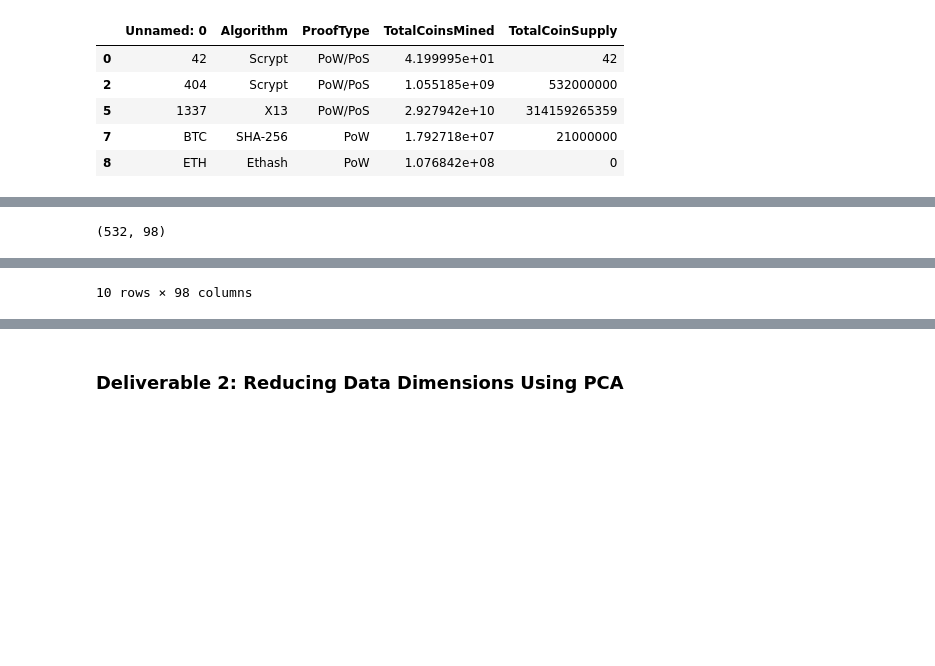
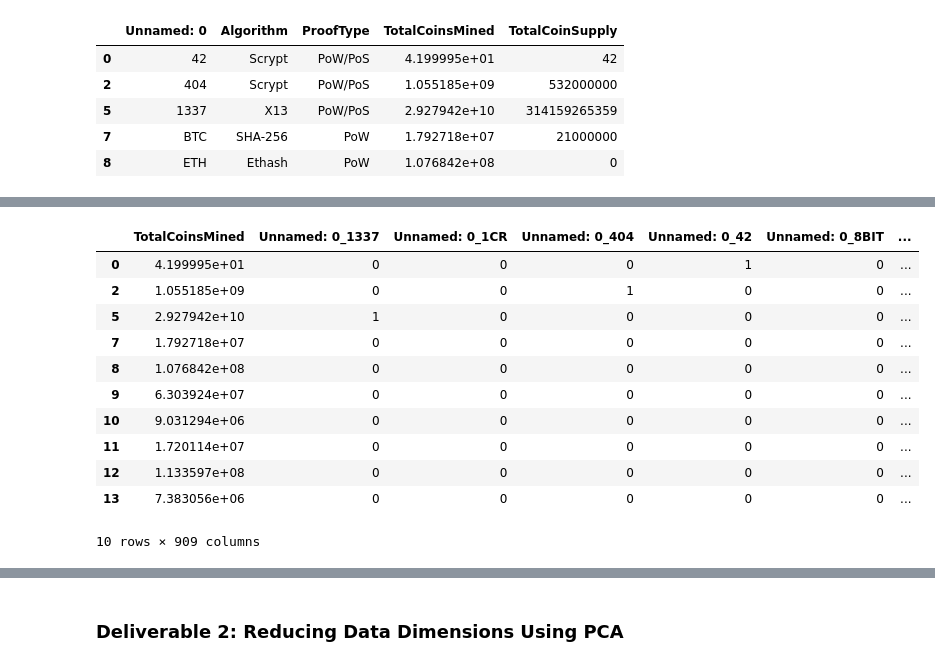
Before and after one commit to Uassignment/Cryptocurrencies, a Jupyter notebook: crypto_clustering.ipynb, the cells around one changed output, grey strips where cells are left out. Cells and saved outputs as stored; diff of their text form; code cells hidden in the pictures; blank space fills up the shorter version.

```diff
--- a/crypto_clustering.ipynb
+++ b/crypto_clustering.ipynb
@@ -165,5 +196,18 @@ revised_crypto_df.head()
 # %%
 # Use get_dummies() to create variables for text features.
-# YOUR CODE HERE
+
+features = pd.get_dummies(features)
+features.head(10)
 # %% [output]
+|  | TotalCoinsMined | Unnamed: 0_1337 | Unnamed: 0_1CR | Unnamed: 0_404 | Unnamed: 0_42 | Unnamed: 0_8BIT | ... |
+| 0 | 4.199995e+01 | 0 | 0 | 0 | 1 | 0 | ... |
+| 2 | 1.055185e+09 | 0 | 0 | 1 | 0 | 0 | ... |
+| 5 | 2.927942e+10 | 1 | 0 | 0 | 0 | 0 | ... |
+| 7 | 1.792718e+07 | 0 | 0 | 0 | 0 | 0 | ... |
+| 8 | 1.076842e+08 | 0 | 0 | 0 | 0 | 0 | ... |
+| 9 | 6.303924e+07 | 0 | 0 | 0 | 0 | 0 | ... |
+| 10 | 9.031294e+06 | 0 | 0 | 0 | 0 | 0 | ... |
+| 11 | 1.720114e+07 | 0 | 0 | 0 | 0 | 0 | ... |
+| 12 | 1.133597e+08 | 0 | 0 | 0 | 0 | 0 | ... |
+| 13 | 7.383056e+06 | 0 | 0 | 0 | 0 | 0 | ... |
-(532, 98)
+10 rows × 909 columns
@@ -181 +213,0 @@ revised_crypto_df.head()
-10 rows × 98 columns
```
Also changed, not shown: parts of 22 cells of this notebook, 4 other files.
